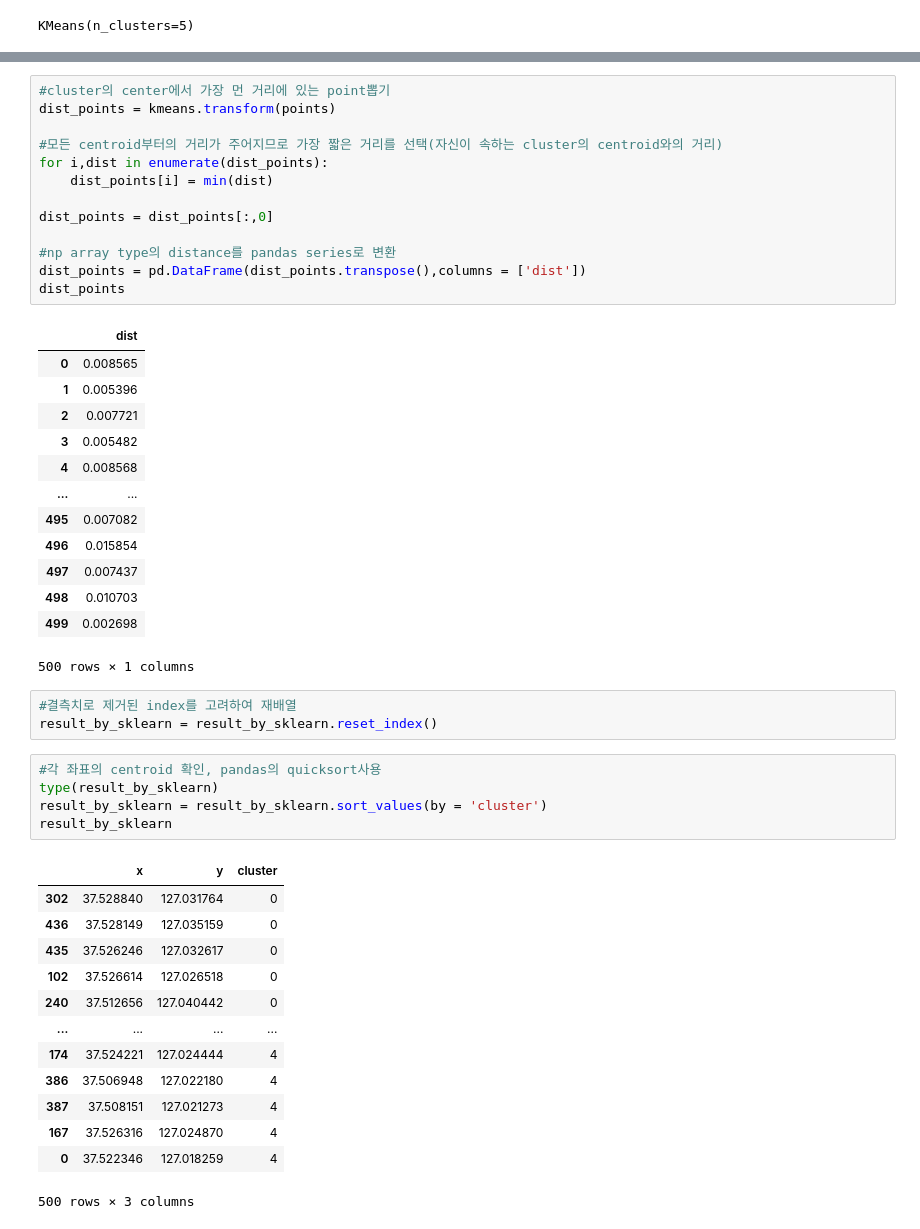
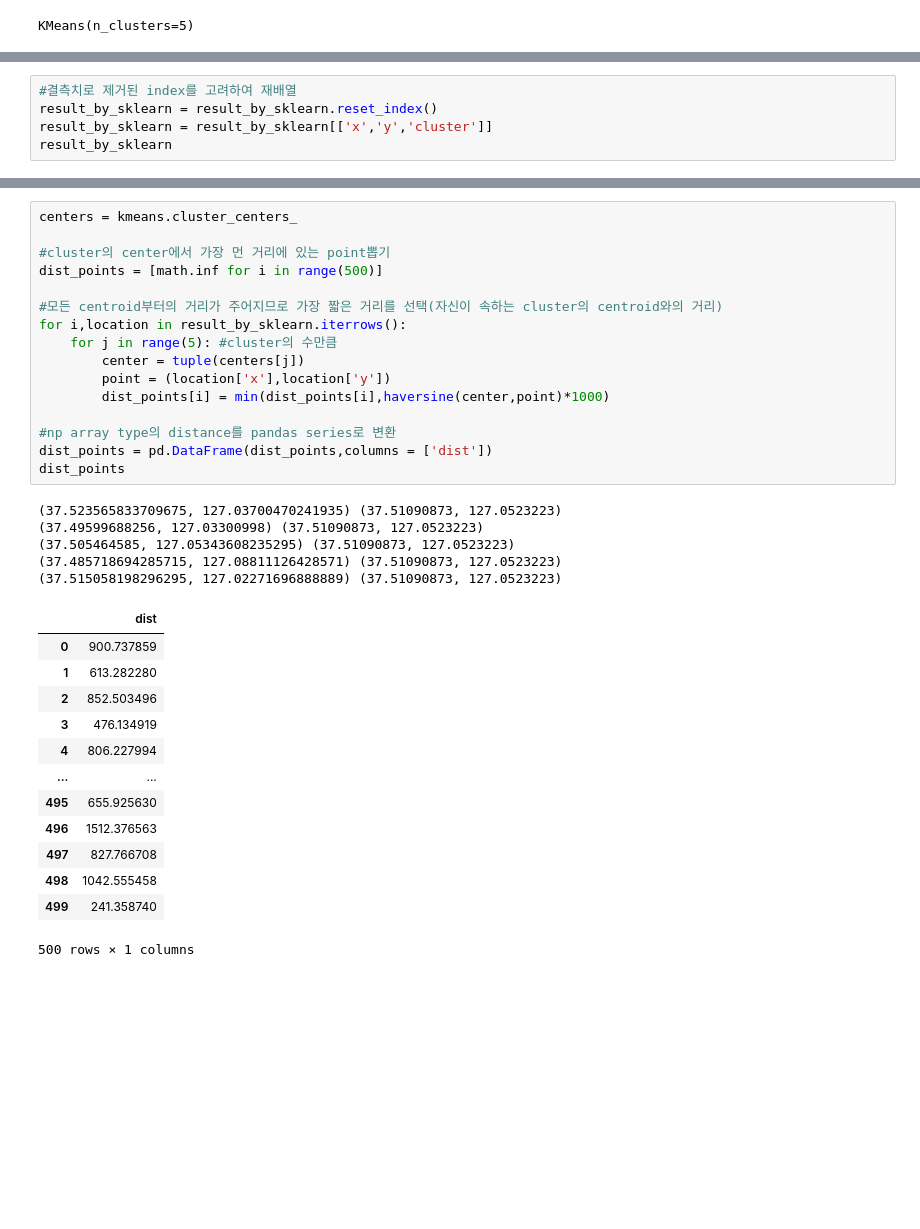
Before and after one commit to juhongyee/DUI-traffic-stop-recommendation, a Jupyter notebook: k_means/Kmeans.ipynb, the cells around one changed output, grey strips where cells are left out. Cells and saved outputs as stored; diff of their text form; blank space fills up the shorter version.

```diff
--- a/k_means/Kmeans.ipynb
+++ b/k_means/Kmeans.ipynb
@@ -83,0 +85,5 @@ sns.scatterplot(x="x",y="y",hue="cluster",data=result_by_sklearn,palette="Set2")
+# %%
+#결측치로 제거된 index를 고려하여 재배열
+result_by_sklearn = result_by_sklearn.reset_index()
+result_by_sklearn = result_by_sklearn[['x','y','cluster']]
+result_by_sklearn
@@ -84,49 +112,35 @@ sns.scatterplot(x="x",y="y",hue="cluster",data=result_by_sklearn,palette="Set2")
 # %%
+centers = kmeans.cluster_centers_
+
 #cluster의 center에서 가장 먼 거리에 있는 point뽑기
-dist_points = kmeans.transform(points)
+dist_points = [math.inf for i in range(500)]
 
 #모든 centroid부터의 거리가 주어지므로 가장 짧은 거리를 선택(자신이 속하는 cluster의 centroid와의 거리)
-for i,dist in enumerate(dist_points):
-    dist_points[i] = min(dist)
-
-dist_points = dist_points[:,0]
+for i,location in result_by_sklearn.iterrows():
+    for j in range(5): #cluster의 수만큼
+        center = tuple(centers[j])
+        point = (location['x'],location['y'])
+        dist_points[i] = min(dist_points[i],haversine(center,point)*1000)
 
 #np array type의 distance를 pandas series로 변환
-dist_points = pd.DataFrame(dist_points.transpose(),columns = ['dist'])
+dist_points = pd.DataFrame(dist_points,columns = ['dist'])
 dist_points
 # %% [output]
+(37.523565833709675, 127.03700470241935) (37.51090873, 127.0523223)
+(37.49599688256, 127.03300998) (37.51090873, 127.0523223)
+(37.505464585, 127.05343608235295) (37.51090873, 127.0523223)
+(37.485718694285715, 127.08811126428571) (37.51090873, 127.0523223)
+(37.515058198296295, 127.02271696888889) (37.51090873, 127.0523223)
 |  | dist |
-| 0 | 0.008565 |
-| 1 | 0.005396 |
-| 2 | 0.007721 |
-| 3 | 0.005482 |
-| 4 | 0.008568 |
+| 0 | 900.737859 |
+| 1 | 613.282280 |
+| 2 | 852.503496 |
+| 3 | 476.134919 |
+| 4 | 806.227994 |
 | ... | ... |
-| 495 | 0.007082 |
-| 496 | 0.015854 |
-| 497 | 0.007437 |
-| 498 | 0.010703 |
-| 499 | 0.002698 |
+| 495 | 655.925630 |
+| 496 | 1512.376563 |
+| 497 | 827.766708 |
+| 498 | 1042.555458 |
+| 499 | 241.358740 |
-500 rows × 1 columns
+500 rows × 1 columns
-# %%
-#결측치로 제거된 index를 고려하여 재배열
-result_by_sklearn = result_by_sklearn.reset_index()
-# %%
-#각 좌표의 centroid 확인, pandas의 quicksort사용
-type(result_by_sklearn)
-result_by_sklearn = result_by_sklearn.sort_values(by = 'cluster')
-result_by_sklearn
-# %% [output]
-|  | x | y | cluster |
-| 302 | 37.528840 | 127.031764 | 0 |
-| 436 | 37.528149 | 127.035159 | 0 |
-| 435 | 37.526246 | 127.032617 | 0 |
-| 102 | 37.526614 | 127.026518 | 0 |
-| 240 | 37.512656 | 127.040442 | 0 |
-| ... | ... | ... | ... |
-| 174 | 37.524221 | 127.024444 | 4 |
-| 386 | 37.506948 | 127.022180 | 4 |
-| 387 | 37.508151 | 127.021273 | 4 |
-| 167 | 37.526316 | 127.024870 | 4 |
-| 0 | 37.522346 | 127.018259 | 4 |
-500 rows × 3 columns
```
Also changed, not shown: parts of 12 cells of this notebook, 2 other files.
